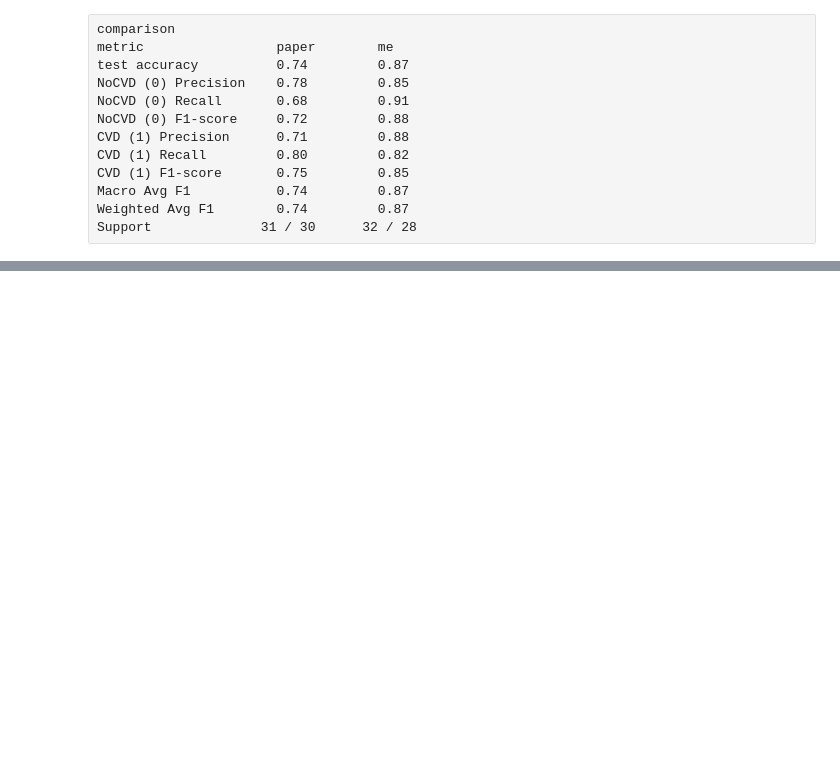
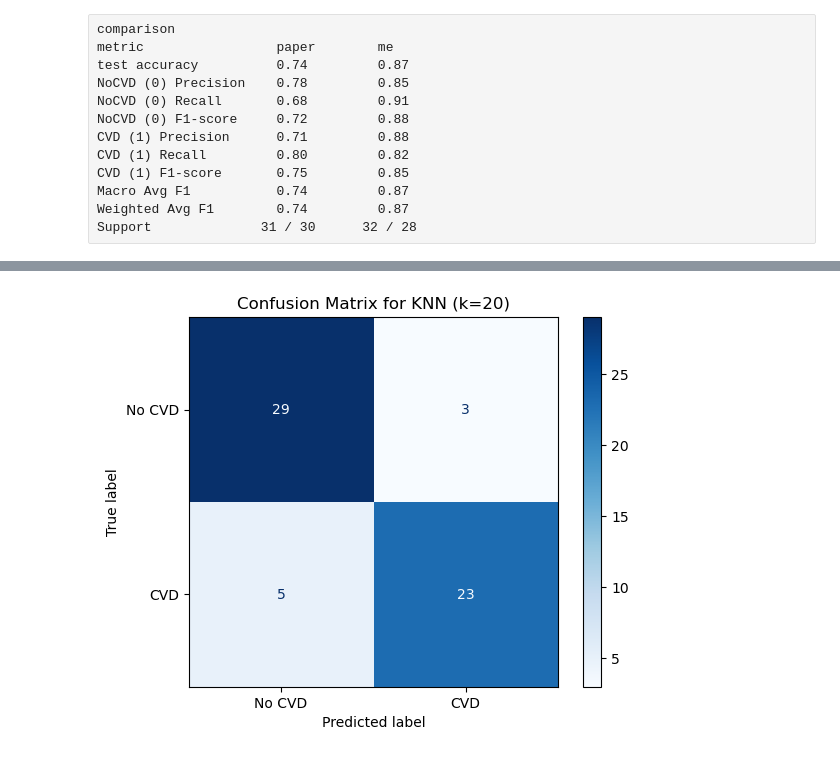
Before and after one commit to abbyawesome/DATA6550_Reproducibility, a Jupyter notebook: Code/Tippett/KNNReproducibility1.ipynb, the cells around one changed output, grey strips where cells are left out. Drawn from its saved outputs; the diff is of its cells as text; code cells hidden in the pictures; blank space fills up the shorter version.

```diff
--- a/Code/Tippett/KNNReproducibility1.ipynb
+++ b/Code/Tippett/KNNReproducibility1.ipynb
@@ -147,0 +173,10 @@ Support	             31 / 30	  32 / 28
+# %%
+#My confusion matrix
+cm = confusion_matrix(y_test, y_pred)
+
+disp = ConfusionMatrixDisplay(confusion_matrix=cm, display_labels=['No CVD', 'CVD'])
+disp.plot(cmap='Blues')
+plt.title('Confusion Matrix for KNN (k=20)')
+plt.show()
+# %% [output]
+[figure, added]
```
Also changed, not shown: parts of 9 cells of this notebook.
